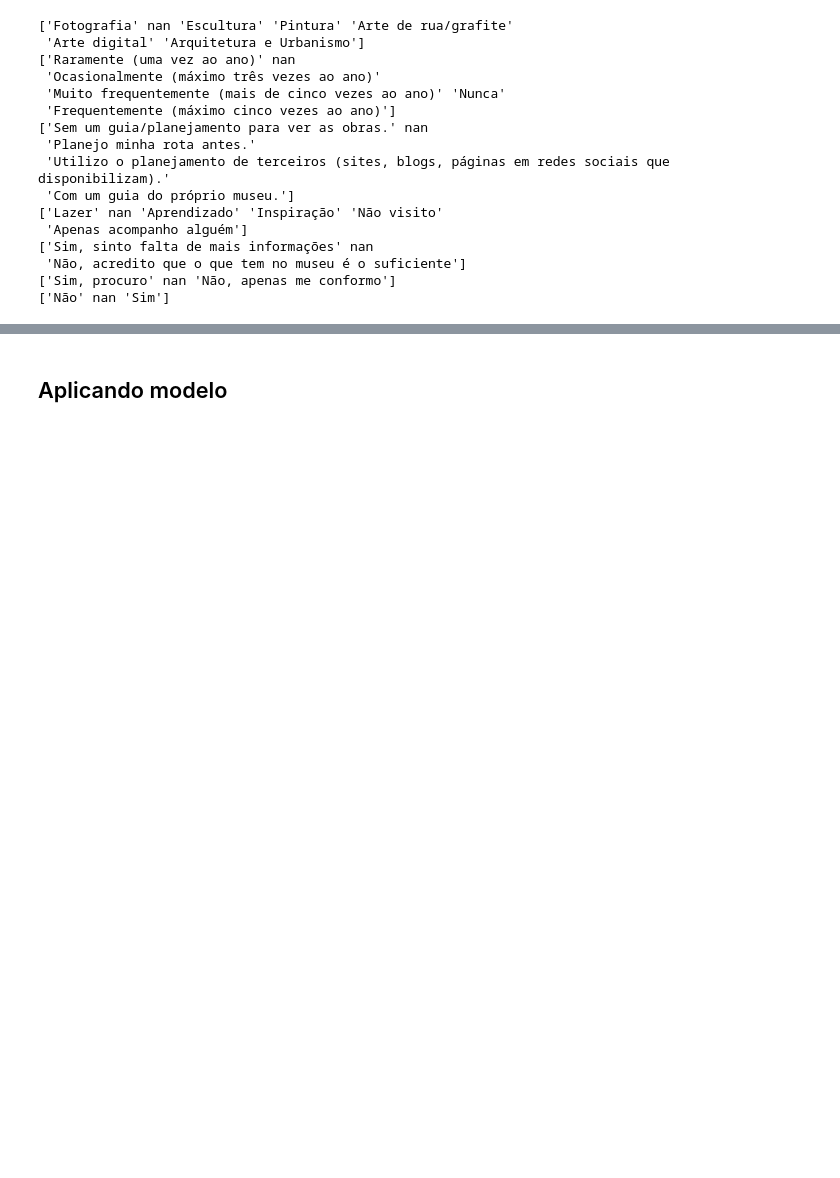
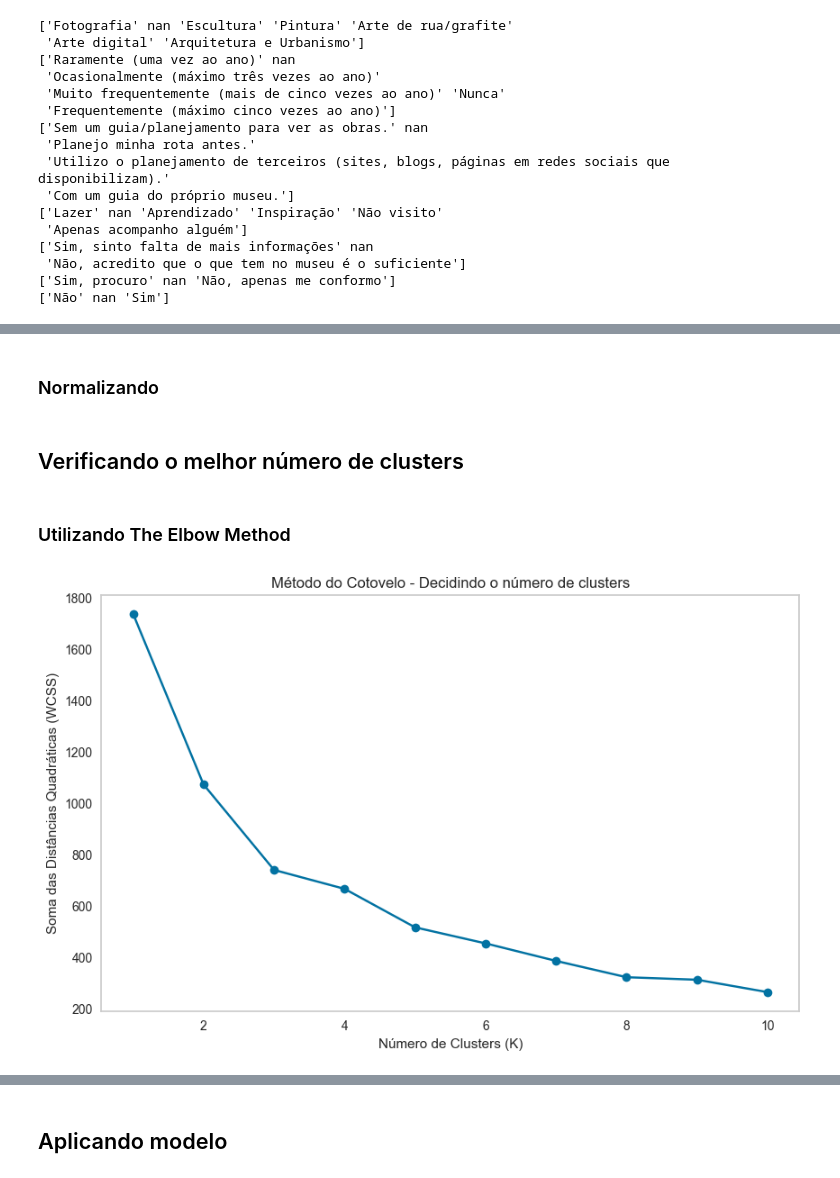
Before and after one commit to leontis2024/analise_de_dados_2, a Jupyter notebook: modelo_nao_supervisionado_sep_possiveis_usuarios.ipynb, the cells around one changed output, grey strips where cells are left out. Drawn from its saved outputs; the diff is of its cells as text; code cells hidden in the pictures; blank space fills up the shorter version.

```diff
--- a/modelo_nao_supervisionado_sep_possiveis_usuarios.ipynb
+++ b/modelo_nao_supervisionado_sep_possiveis_usuarios.ipynb
@@ -513,5 +507,5 @@ for i in dados_2:
 ['Sim, procuro' nan 'Não, apenas me conformo']
 ['Não' nan 'Sim']
 # %%
-df_2 = dados_2.copy()
-df_2.fillna("#", inplace=True)
+x = df_2.copy()
+x.fillna("#", inplace=True)
@@ -559,3 +564,3 @@ df_2
 # %%
 for k, v in mapeamento_2.items():
-    df_2[k] = df_2[k].map(v)
+    x[k] = x[k].map(v)
@@ -578,14 +566,0 @@ df_2
-# %%
-from sklearn.decomposition import PCA
-from sklearn.preprocessing import StandardScaler
-
-features = df_2.columns
-x = df_2.loc[:, features].values
-x = StandardScaler().fit_transform(x)
-
-pca = PCA(n_components=2)
-principal_components = pca.fit_transform(x)
-
-df_pca = pd.DataFrame(principal_components, columns=['PCA1', 'PCA2'])
-df_2 = pd.concat([df_2, df_pca], axis=1)
-df_2.head()
@@ -598,0 +583,29 @@ df_2.head()
+# %% [markdown]
+### Normalizando
+# %%
+from sklearn.preprocessing import StandardScaler
+
+features = colunas_2
+x_normalizado = x.loc[:, features].values
+x_normalizado = StandardScaler().fit_transform(x_normalizado)
+
+x_normalizado = pd.DataFrame(x_normalizado, columns=colunas_2)
+# %% [markdown]
+## Verificando o melhor número de clusters
+# %% [markdown]
+### Utilizando The Elbow Method
+# %%
+wcss = []
+for i in range(1, 11):
+    kmeans = KMeans(n_clusters=i)
+    kmeans.fit(x_normalizado)
+    wcss.append(kmeans.inertia_)
+plt.figure(figsize=(10, 6))
+plt.plot(range(1, 11), wcss, marker='o')
+plt.title('Método do Cotovelo - Decidindo o número de clusters')
+plt.xlabel('Número de Clusters (K)')
+plt.ylabel('Soma das Distâncias Quadráticas (WCSS)')
+plt.grid()
+plt.show()
+# %% [output]
+[figure, added]
```
Also changed, not shown: parts of 58 cells of this notebook.
